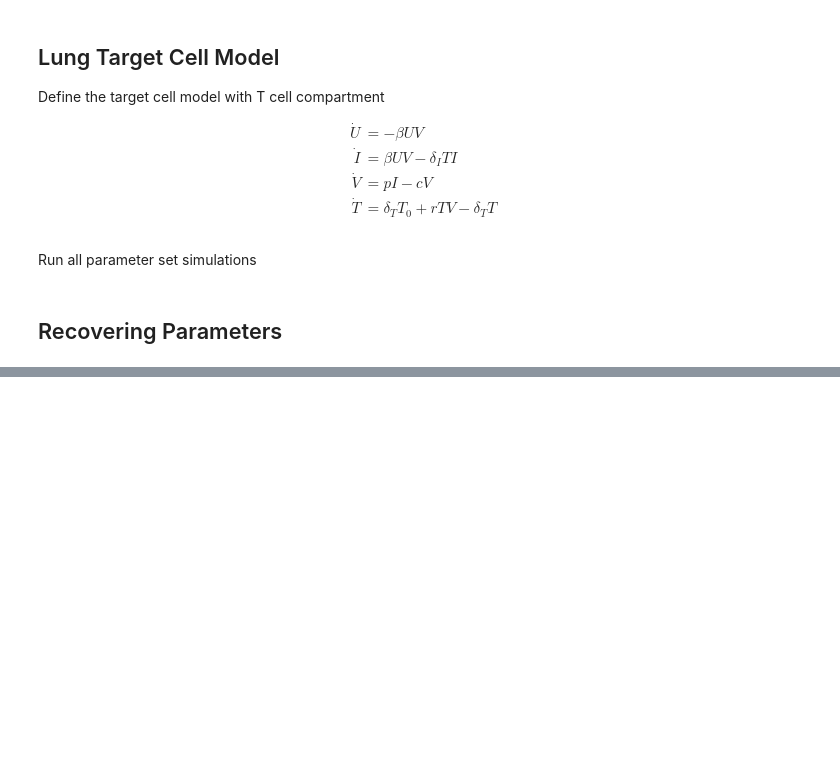
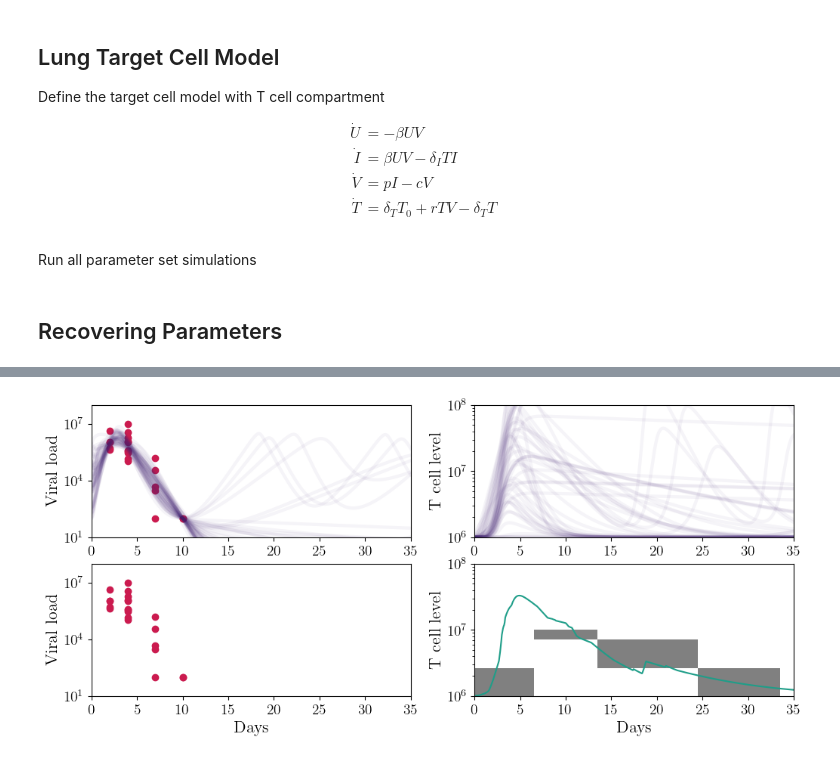
Before and after one commit to systemsmedicine/CrossLabFit, a Jupyter notebook: pyNotebooks/influenzaModel.ipynb, the cells around one changed output, grey strips where cells are left out. Cells and saved outputs as stored; diff of their text form; code cells hidden in the pictures; blank space fills up the shorter version.

```diff
--- a/pyNotebooks/influenzaModel.ipynb
+++ b/pyNotebooks/influenzaModel.ipynb
@@ -93,0 +142,7 @@ dfViralData.plot(x='Days', y='Virus', kind='scatter')
+# %%
+dfTcellQual = pd.read_csv('influenza/qualTcell.data', sep=' ')
+
+Tmax = 1e7
+T0 = 1e6
+dfTcellQual['Tmin'] = dfTcellQual['Tmin']*(Tmax-T0) + T0
+dfTcellQual['Tmax'] = dfTcellQual['Tmax']*(Tmax-T0) + T0
@@ -93,0 +157,2 @@ dfViralData.plot(x='Days', y='Virus', kind='scatter')
+# %%
+dfParams = pd.read_csv('influenza/bestPars_qual.dat', sep=' ', names=parNames)
@@ -93,0 +180,10 @@ dfViralData.plot(x='Days', y='Virus', kind='scatter')
+# %%
+# Convert list of arrays to a 2D numpy array and compute median and confidence innterval
+VQl_2D = np.array(V_Ql)
+TQl_2D = np.array(T_Ql)
+median_VQl = np.median(VQl_2D, axis=0)
+confidence_VQl = np.percentile(VQl_2D, [2.5, 97.5], axis=0)
+median_TQl = np.median(TQl_2D, axis=0)
+confidence_TQl = np.percentile(TQl_2D, [2.5, 97.5], axis=0)
+# mean_VQl = np.mean(VQl_2D, axis=0)
+# std_VQl = np.std(VQl_2D, axis=0)
@@ -93,0 +194,66 @@ dfViralData.plot(x='Days', y='Virus', kind='scatter')
+# %%
+fig, axs = plt.subplots(nrows=2, ncols=2, figsize=(12,5))
+
+plotNums = simNumber
+for i in range(plotNums):
+    axs[0,0].plot(t, V_Qt[i], lw=3, color=palette[0], alpha=0.05)
+    axs[0,1].plot(t, T_Qt[i], lw=3, color=palette[0], alpha=0.05)
+
+    # axs[1,0].plot(t, V_Ql[i], lw=3, color=palette[4], alpha=0.05)
+    # axs[1,1].plot(t, T_Ql[i], lw=3, color=palette[4], alpha=0.05)
+
+# axs[0,0].plot(t, median_VQt, lw=1.5, color=palette[0])
+axs[0,0].scatter(x=dfViralData['Days'], y=dfViralData['Virus'], color=palette_2[1], marker="o")
+axs[0,0].set_yscale('log')
+axs[0,0].set_xlim((0, 35))
+axs[0,0].set_ylim((1e1, 1e8))
+
+# axs[0,1].plot(t, median_TQt, lw=1.5, color=palette[0])
+axs[0,1].set_yscale('log')
+axs[0,1].set_xlim((0, 35))
+axs[0,1].set_ylim((1e6, 1e8))
+
+# axs[1,0].plot(t, median_VQl, lw=1.5, color=palette[4])
+axs[1,0].scatter(x=dfViralData['Days'], y=dfViralData['Virus'], color=palette_2[1], marker="o")
+axs[1,0].set_yscale('log')
+axs[1,0].set_xlim((0, 35))
+axs[1,0].set_ylim((1e1, 1e8))
+
+axs[1,1].plot(t, median_TQl, lw=1.5, color=palette[4])
+axs[1,1].set_yscale('log')
+axs[1,1].set_xlim((0, 35))
+axs[1,1].set_ylim((1e6, 1e8))
+
+for i in range(len(dfTcellQual['tmin'])):
+    tmin = dfTcellQual['tmin'].values[i]
+    Tmin = dfTcellQual['Tmin'].values[i]
+    width = dfTcellQual['tmax'].values[i] - tmin
+    height = dfTcellQual['Tmax'].values[i] - Tmin
+    rect = plt.Rectangle((tmin, Tmin), width, height, fc='gray')
+    axs[1,1].add_patch(rect)
+
+axs[0,0].set_ylabel('Viral load')
+axs[0,1].set_ylabel('T cell level')
+
+axs[1,0].set_ylabel('Viral load')
+axs[1,1].set_ylabel('T cell level')
+
+axs[1,0].set_xlabel('Days')
+axs[1,1].set_xlabel('Days')
+
+# axs[0,0].text(76, 4.2, r'\textbf{a}', fontsize=22)
+# axs[0,1].text(76, 3.5, r'\textbf{b}', fontsize=22)
+# axs[1,0].text(76, 4.2, r'\textbf{c}', fontsize=22)
+# axs[1,1].text(76, 3.5, r'\textbf{d}', fontsize=22)
+
+# for i in range(2):
+#     axs[i,0].set_ylim((-0.1,5.1))
+#     axs[i,1].set_ylim((0.5,4.1))
+
+# plt.setp(axs, xlim=(-2,82))
+
+# plt.savefig("cycleLV_graphs_sel.svg", transparent=True)
+
+plt.show()
+# %% [output]
+[figure, added]
```
Also changed, not shown: parts of 22 cells of this notebook, 12 other files.
